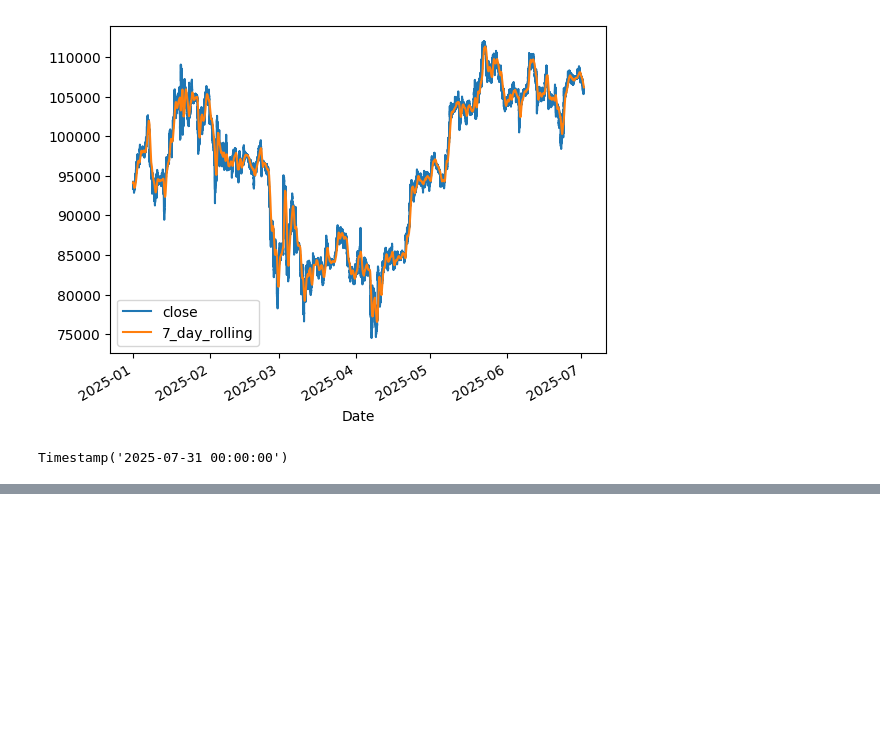
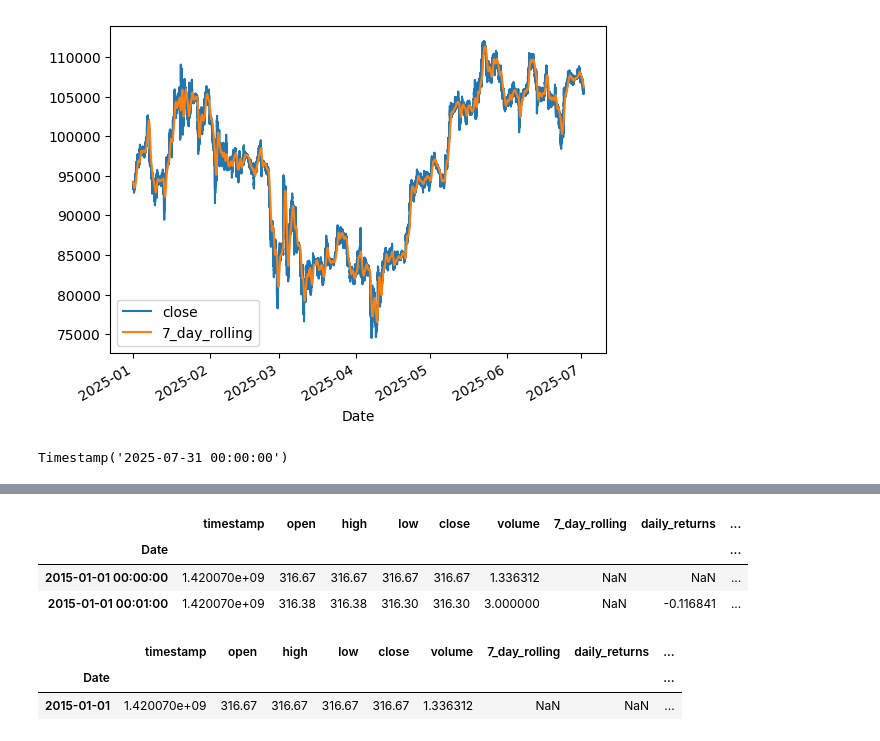
Before and after one commit to agakshita5/time-series-prac, a Jupyter notebook: ts-prac.ipynb, the cells around one changed output, grey strips where cells are left out. Drawn from its saved outputs; the diff is of its cells as text; code cells hidden in the pictures; blank space fills up the shorter version.

```diff
--- a/ts-prac.ipynb
+++ b/ts-prac.ipynb
@@ -127,0 +184,20 @@ Timestamp('2025-07-31 00:00:00')
+# %%
+df.head(2)
+# %% [output]
+|  | timestamp | open | high | low | close | volume | 7_day_rolling | daily_returns | ... |
+| Date |  |  |  |  |  |  |  |  | ... |
+| 2015-01-01 00:00:00 | 1.420070e+09 | 316.67 | 316.67 | 316.67 | 316.67 | 1.336312 | NaN | NaN | ... |
+| 2015-01-01 00:01:00 | 1.420070e+09 | 316.38 | 316.38 | 316.30 | 316.30 | 3.000000 | NaN | -0.116841 | ... |
+# %%
+df['year'] = df.index.year
+df['month'] = df.index.month
+df['day'] = df.index.day
+df['weekday'] = df.index.day_name()
+df['weekday_num'] = df.index.weekday # monday -0, sun - 6
+df['is_weekend'] = df.index.weekday > 4 # sat, sun
+
+df.head(1)
+# %% [output]
+|  | timestamp | open | high | low | close | volume | 7_day_rolling | daily_returns | ... |
+| Date |  |  |  |  |  |  |  |  | ... |
+| 2015-01-01 | 1.420070e+09 | 316.67 | 316.67 | 316.67 | 316.67 | 1.336312 | NaN | NaN | ... |
```
Also changed, not shown: parts of 10 cells of this notebook.
